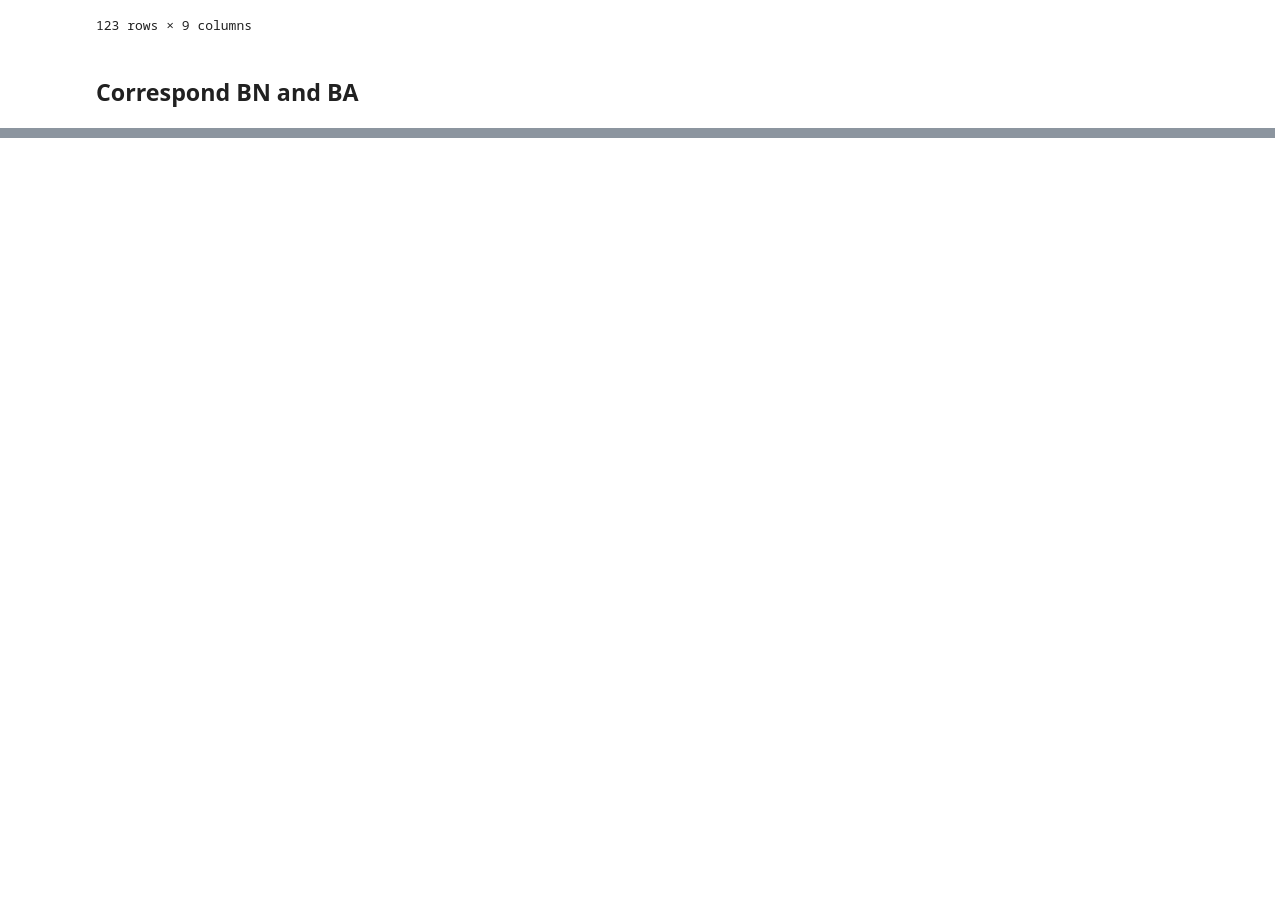
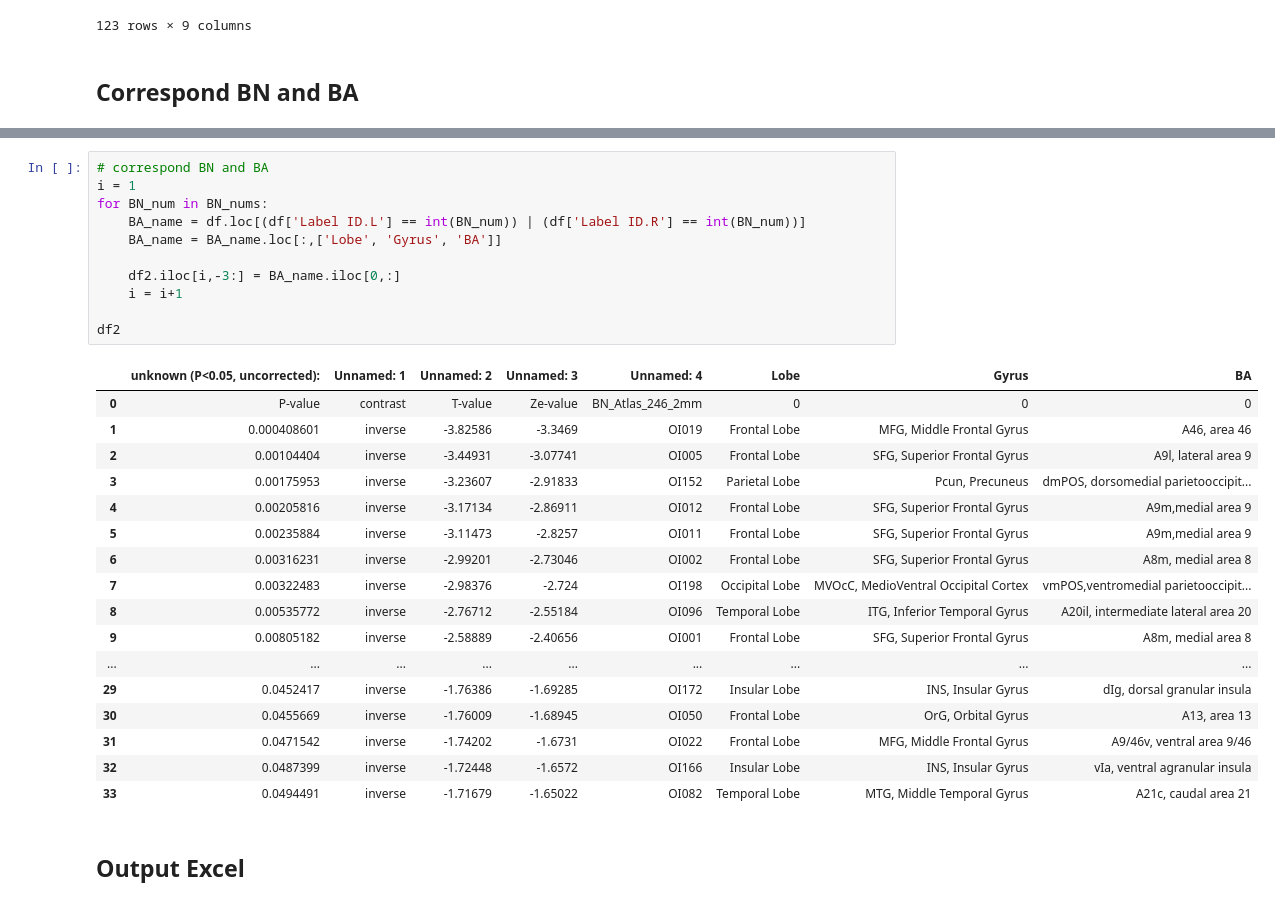
Before and after one commit to Toyomi-i/study_naist, a Jupyter notebook: BN2BA_testBook.ipynb, the cells around one changed output, grey strips where cells are left out. Cells and saved outputs as stored; diff of their text form; blank space fills up the shorter version.

Commit message:
correspond BN and BA

```diff
--- a/BN2BA_testBook.ipynb
+++ b/BN2BA_testBook.ipynb
@@ -101,0 +107,31 @@ Name: Unnamed: 3, dtype: object
+# %%
+# correspond BN and BA
+i = 1
+for BN_num in BN_nums:
+    BA_name = df.loc[(df['Label ID.L'] == int(BN_num)) | (df['Label ID.R'] == int(BN_num))]
+    BA_name = BA_name.loc[:,['Lobe', 'Gyrus', 'BA']]
+
+    df2.iloc[i,-3:] = BA_name.iloc[0,:]
+    i = i+1
+
+df2
+# %% [output]
+|  | unknown (P<0.05, uncorrected): | Unnamed: 1 | Unnamed: 2 | Unnamed: 3 | Unnamed: 4 | Lobe | Gyrus | BA |
+| 0 | P-value | contrast | T-value | Ze-value | BN_Atlas_246_2mm | 0 | 0 | 0 |
+| 1 | 0.000408601 | inverse | -3.82586 | -3.3469 | OI019 | Frontal Lobe | MFG, Middle Frontal Gyrus | A46, area 46 |
+| 2 | 0.00104404 | inverse | -3.44931 | -3.07741 | OI005 | Frontal Lobe | SFG, Superior Frontal Gyrus | A9l, lateral area 9 |
+| 3 | 0.00175953 | inverse | -3.23607 | -2.91833 | OI152 | Parietal Lobe | Pcun, Precuneus | dmPOS, dorsomedial parietooccipit... |
+| 4 | 0.00205816 | inverse | -3.17134 | -2.86911 | OI012 | Frontal Lobe | SFG, Superior Frontal Gyrus | A9m,medial area 9 |
+| 5 | 0.00235884 | inverse | -3.11473 | -2.8257 | OI011 | Frontal Lobe | SFG, Superior Frontal Gyrus | A9m,medial area 9 |
+| 6 | 0.00316231 | inverse | -2.99201 | -2.73046 | OI002 | Frontal Lobe | SFG, Superior Frontal Gyrus | A8m, medial area 8 |
+| 7 | 0.00322483 | inverse | -2.98376 | -2.724 | OI198 | Occipital Lobe | MVOcC, MedioVentral Occipital Cortex | vmPOS,ventromedial parietooccipit... |
+| 8 | 0.00535772 | inverse | -2.76712 | -2.55184 | OI096 | Temporal Lobe | ITG, Inferior Temporal Gyrus | A20il, intermediate lateral area 20 |
+| 9 | 0.00805182 | inverse | -2.58889 | -2.40656 | OI001 | Frontal Lobe | SFG, Superior Frontal Gyrus | A8m, medial area 8 |
+| ... | ... | ... | ... | ... | ... | ... | ... | ... |
+| 29 | 0.0452417 | inverse | -1.76386 | -1.69285 | OI172 | Insular Lobe | INS, Insular Gyrus | dIg, dorsal granular insula |
+| 30 | 0.0455669 | inverse | -1.76009 | -1.68945 | OI050 | Frontal Lobe | OrG, Orbital Gyrus | A13, area 13 |
+| 31 | 0.0471542 | inverse | -1.74202 | -1.6731 | OI022 | Frontal Lobe | MFG, Middle Frontal Gyrus | A9/46v, ventral area 9/46 |
+| 32 | 0.0487399 | inverse | -1.72448 | -1.6572 | OI166 | Insular Lobe | INS, Insular Gyrus | vIa, ventral agranular insula |
+| 33 | 0.0494491 | inverse | -1.71679 | -1.65022 | OI082 | Temporal Lobe | MTG, Middle Temporal Gyrus | A21c, caudal area 21 |
+# %% [markdown]
+## Output Excel
```
Also changed, not shown: parts of 7 cells of this notebook.
